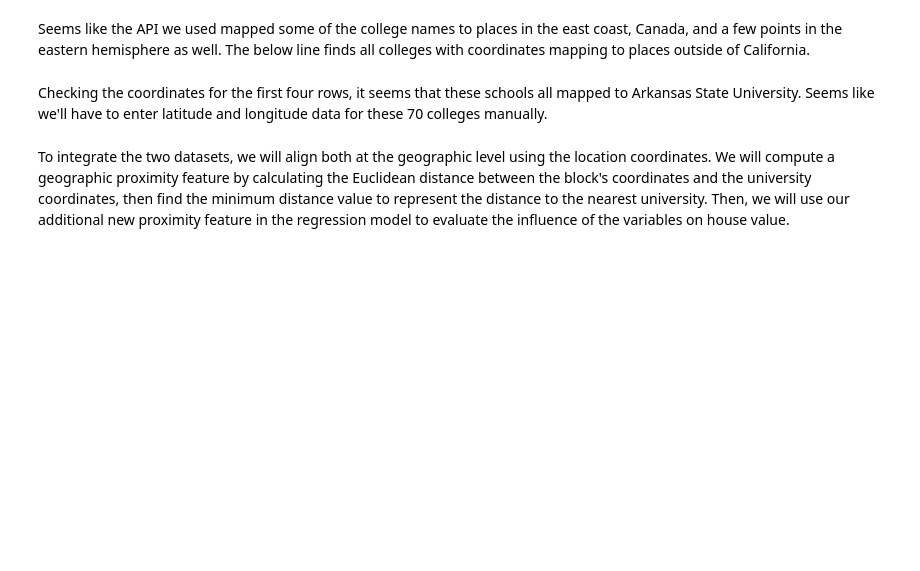
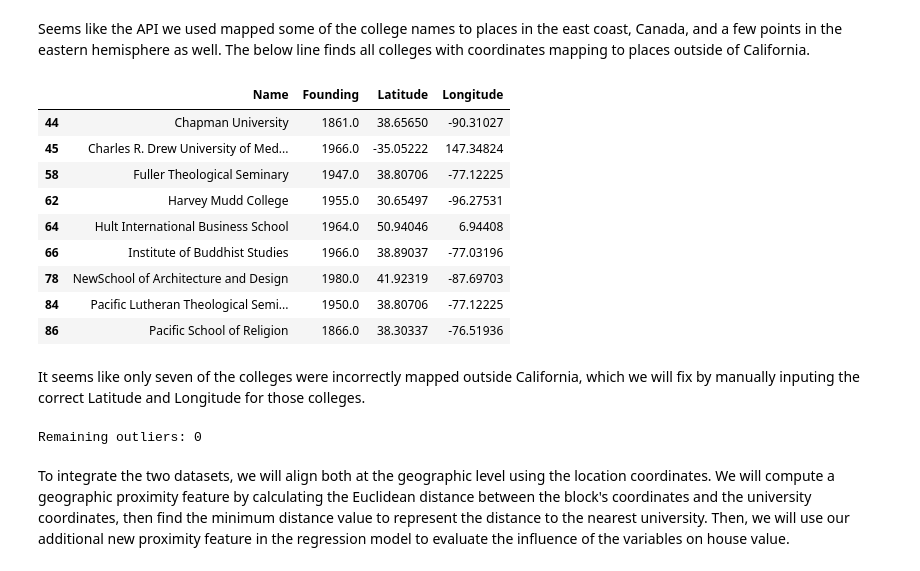
Before and after one commit to COGS108/Group091_WI26, a Jupyter notebook: 02-EDACheckpoint.ipynb, the cells around one changed output. Drawn from its saved outputs; the diff is of its cells as text; code cells hidden in the pictures; blank space fills up the shorter version.

Commit message:
fixed coords in data2

```diff
--- a/02-EDACheckpoint.ipynb
+++ b/02-EDACheckpoint.ipynb
@@ -252,7 +327,10 @@ url = "https://www.mapquestapi.com/geocoding/v1/address"
 lat_data = []
 long_data = []
 for university in school_data["Name"]:
-    params = {"key": "kH8UIQ6xBOIYz0ABPu1japGd1aUBzFnA", "location": f"{university}"}
+    params = {"key": "kH8UIQ6xBOIYz0ABPu1japGd1aUBzFnA",
+              "location": f"{university}, California",
+              "boundingBox": "42.01,-124.48,32.53,-114.13",
+              "maxResults": 1}
     response = requests.get(url, params=params)
     data = response.json()
     latlng = data["results"][0]["locations"][0]["latLng"]
@@ -282,9 +413,46 @@ school_data[["Latitude", "Longitude"]].plot(kind="scatter", x="Longitude", y="La
 # %% [markdown]
 Seems like the API we used mapped some of the college names to places in the east coast, Canada, and a few points in the eastern hemisphere as well. The below line finds all colleges with coordinates mapping to places outside of California.
 # %%
-school_data[(school_data["Latitude"] > 44) | (school_data["Latitude"] < 30) | (school_data["Longitude"] > -100)]
+outside_ca = school_data[(school_data["Latitude"] > 44) | (school_data["Latitude"] < 30) | (school_data["Longitude"] > -100)]
+# %% [output]
+|  | Name | Founding | Latitude | Longitude |
+| 44 | Chapman University | 1861.0 | 38.65650 | -90.31027 |
+| 45 | Charles R. Drew University of Med... | 1966.0 | -35.05222 | 147.34824 |
+| 58 | Fuller Theological Seminary | 1947.0 | 38.80706 | -77.12225 |
+| 62 | Harvey Mudd College | 1955.0 | 30.65497 | -96.27531 |
+| 64 | Hult International Business School | 1964.0 | 50.94046 | 6.94408 |
+| 66 | Institute of Buddhist Studies | 1966.0 | 38.89037 | -77.03196 |
+| 78 | NewSchool of Architecture and Design | 1980.0 | 41.92319 | -87.69703 |
+| 84 | Pacific Lutheran Theological Semi... | 1950.0 | 38.80706 | -77.12225 |
+| 86 | Pacific School of Religion | 1866.0 | 38.30337 | -76.51936 |
-# %% [markdown]
-Checking the coordinates for the first four rows, it seems that these schools all mapped to Arkansas State University. Seems like we'll have to enter latitude and longitude data for these 70 colleges manually.
+# %% [markdown]
+It seems like only seven of the colleges were incorrectly mapped outside California, which we will fix by manually inputing the correct Latitude and Longitude for those colleges.
+# %%
+corrections = {
+    "California State University, Stanislaus": (37.5256, -120.8548),
+    "Fuller Theological Seminary": (34.14853613, -118.1404425),
+    "Chapman University": (37.52331378, -120.8582655),
+    "Harvey Mudd College": (34.1063171, -117.7084285),
+    "Pacific School of Religion": (37.87684384, -122.263019),
+    "Hult International Business School": (37.80276594, -122.4032164),
+    "Pacific Lutheran Theological Seminary": (37.87008372, -122.2702566),
+    "Institute of Buddhist Studies": (37.86695056, -122.2659889),
+    "NewSchool of Architecture and Design": (32.71836013, -117.1587197),
+    "Charles R. Drew University of Medicine and Science": (33.92563, -118.24259)
+}
+
+
+def apply_corrections(df, corrections_dict):
+    for school, coords in corrections_dict.items():
+        df.loc[df['Name'] == school, ['Latitude', 'Longitude']] = coords[0], coords[1]
+    return df
+
+school_data = apply_corrections(school_data, corrections)
+
+outliers = school_data[(school_data["Longitude"] > -114) | (school_data["Longitude"] < -125)]
+print(f"Remaining outliers: {len(outliers)}")
+# %% [output]
+Remaining outliers: 0
 # %% [markdown]
 To integrate the two datasets, we will align both at the geographic level using the location coordinates. We will compute a geographic proximity feature by calculating the Euclidean distance between the block's coordinates and the university coordinates, then find the minimum distance value to represent the distance to the nearest university. Then, we will use our additional new proximity feature in the regression model to evaluate the influence of the variables on house value.
 # %% [markdown]
```
Also changed, not shown: parts of 17 cells of this notebook, 1 other file.
